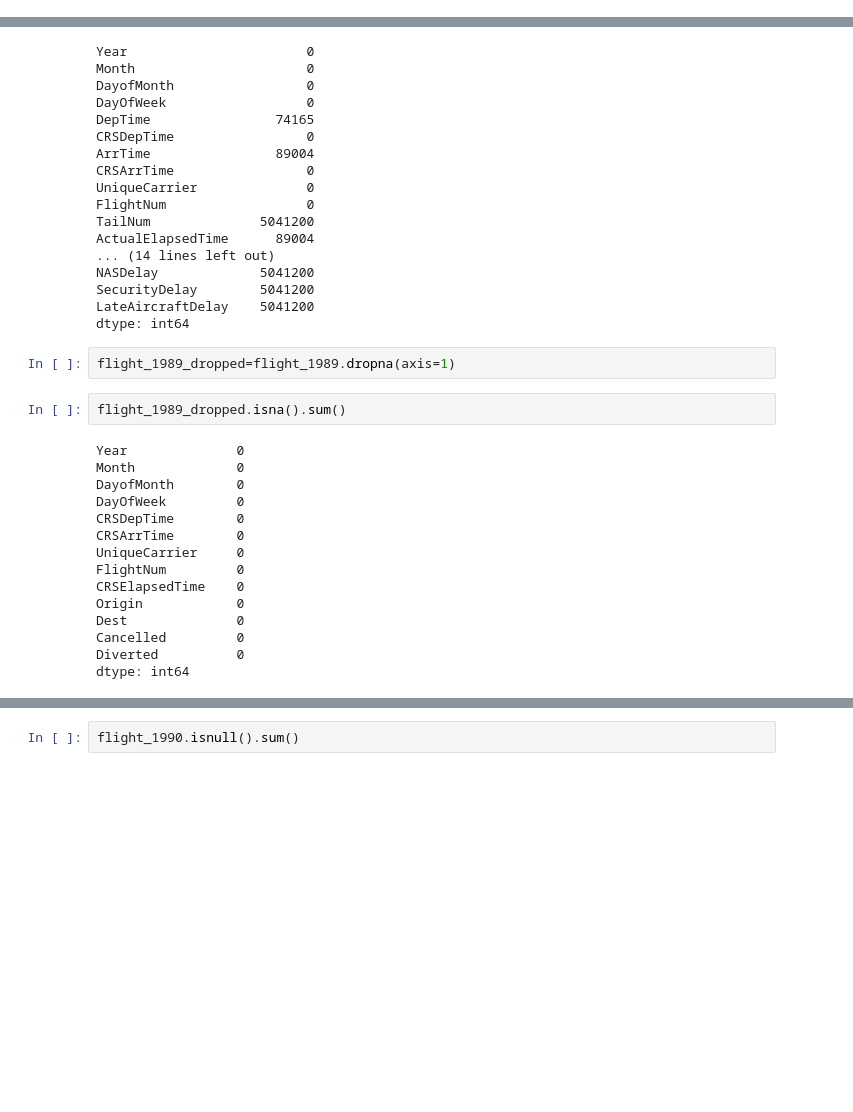
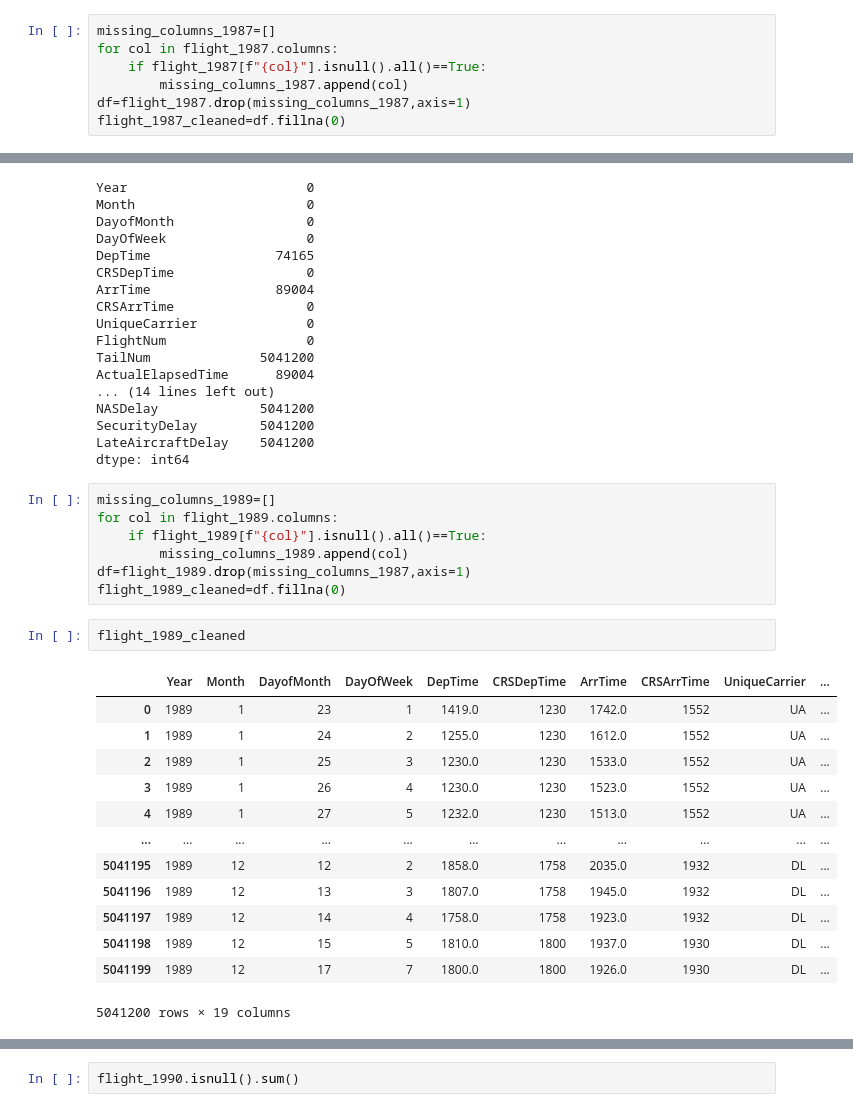
Before and after one commit to s2014628/data-analytics-migration-to-tableau, a Jupyter notebook: flights.ipynb, the cells around one changed output, grey strips where cells are left out. Cells and saved outputs as stored; diff of their text form; blank space fills up the shorter version.

```diff
--- a/flights.ipynb
+++ b/flights.ipynb
@@ -104,0 +50,7 @@ dtype: int64
+# %%
+missing_columns_1987=[]
+for col in flight_1987.columns:
+    if flight_1987[f"{col}"].isnull().all()==True:
+        missing_columns_1987.append(col)
+df=flight_1987.drop(missing_columns_1987,axis=1)
+flight_1987_cleaned=df.fillna(0)
@@ -122,22 +90,26 @@ NASDelay             5041200
 SecurityDelay        5041200
 LateAircraftDelay    5041200
 dtype: int64
-# %%
-flight_1989_dropped=flight_1989.dropna(axis=1)
-# %%
-flight_1989_dropped.isna().sum()
-# %% [output]
-Year              0
-Month             0
-DayofMonth        0
-DayOfWeek         0
-CRSDepTime        0
-CRSArrTime        0
-UniqueCarrier     0
-FlightNum         0
-CRSElapsedTime    0
-Origin            0
-Dest              0
-Cancelled         0
-Diverted          0
-dtype: int64
+# %%
+missing_columns_1989=[]
+for col in flight_1989.columns:
+    if flight_1989[f"{col}"].isnull().all()==True:
+        missing_columns_1989.append(col)
+df=flight_1989.drop(missing_columns_1987,axis=1)
+flight_1989_cleaned=df.fillna(0)
+# %%
+flight_1989_cleaned
+# %% [output]
+|  | Year | Month | DayofMonth | DayOfWeek | DepTime | CRSDepTime | ArrTime | CRSArrTime | UniqueCarrier | ... |
+| 0 | 1989 | 1 | 23 | 1 | 1419.0 | 1230 | 1742.0 | 1552 | UA | ... |
+| 1 | 1989 | 1 | 24 | 2 | 1255.0 | 1230 | 1612.0 | 1552 | UA | ... |
+| 2 | 1989 | 1 | 25 | 3 | 1230.0 | 1230 | 1533.0 | 1552 | UA | ... |
+| 3 | 1989 | 1 | 26 | 4 | 1230.0 | 1230 | 1523.0 | 1552 | UA | ... |
+| 4 | 1989 | 1 | 27 | 5 | 1232.0 | 1230 | 1513.0 | 1552 | UA | ... |
+| ... | ... | ... | ... | ... | ... | ... | ... | ... | ... | ... |
+| 5041195 | 1989 | 12 | 12 | 2 | 1858.0 | 1758 | 2035.0 | 1932 | DL | ... |
+| 5041196 | 1989 | 12 | 13 | 3 | 1807.0 | 1758 | 1945.0 | 1932 | DL | ... |
+| 5041197 | 1989 | 12 | 14 | 4 | 1758.0 | 1758 | 1923.0 | 1932 | DL | ... |
+| 5041198 | 1989 | 12 | 15 | 5 | 1810.0 | 1800 | 1937.0 | 1930 | DL | ... |
+| 5041199 | 1989 | 12 | 17 | 7 | 1800.0 | 1800 | 1926.0 | 1930 | DL | ... |
+5041200 rows × 19 columns
```
Also changed, not shown: parts of 63 cells of this notebook.
